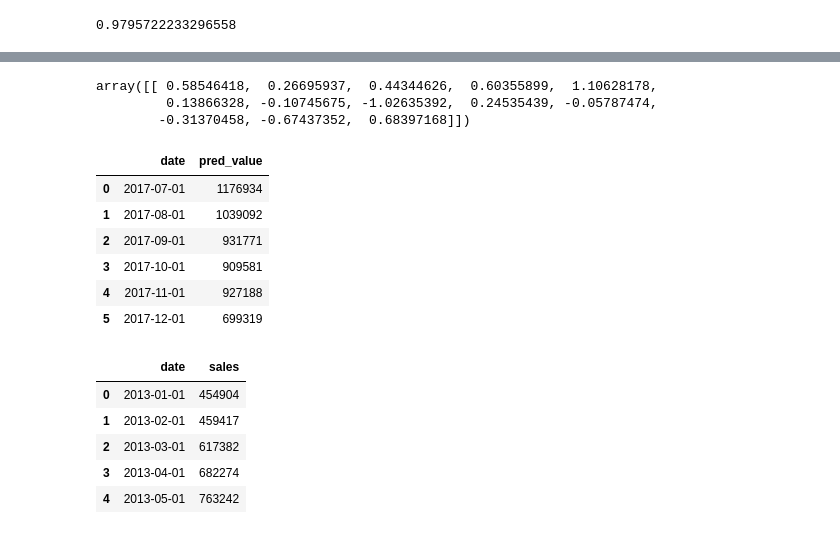
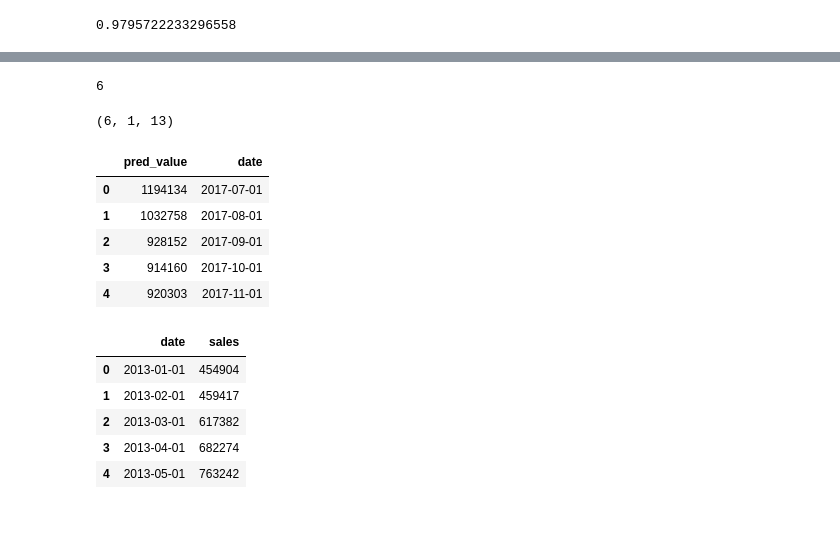
Before and after one commit to ryan13/Projects_prototype, a Jupyter notebook: Marketing_analytics/SaleForecast_LSTM.ipynb, the cells around one changed output, grey strips where cells are left out. Saved outputs shown, nothing was run; the diff lists cells and outputs as text; code cells hidden in the pictures.

```diff
--- a/Marketing_analytics/SaleForecast_LSTM.ipynb
+++ b/Marketing_analytics/SaleForecast_LSTM.ipynb
@@ -329,11 +373,11 @@ for index in range(0,len(y_pred)):
-# %%
-pred_test_set[0]
-# %% [output]
-array([[ 0.58546418,  0.26695937,  0.44344626,  0.60355899,  1.10628178,
-         0.13866328, -0.10745675, -1.02635392,  0.24535439, -0.05787474,
-        -0.31370458, -0.67437352,  0.68397168]])
+# %%
+len(pred_test_set)
+# %% [output]
+6
 # %%
 #reshape pred_test_set
 pred_test_set = np.array(pred_test_set)
-pred_test_set = pred_test_set.reshape(pred_test_set.shape[0], pred_test_set.shape[2])
+pred_test_set.shape
+# %% [output]
+(6, 1, 13)
 # %%
@@ -351,15 +398,14 @@ for index in range(0,len(pred_test_set_inverted)):
     result_list.append(result_dict)
 df_result = pd.DataFrame(result_list)
 # %%
-df_result
+df_result.head()
 # %% [output]
-|  | date | pred_value |
-| 0 | 2017-07-01 | 1176934 |
-| 1 | 2017-08-01 | 1039092 |
-| 2 | 2017-09-01 | 931771 |
-| 3 | 2017-10-01 | 909581 |
-| 4 | 2017-11-01 | 927188 |
-| 5 | 2017-12-01 | 699319 |
+|  | pred_value | date |
+| 0 | 1194134 | 2017-07-01 |
+| 1 | 1032758 | 2017-08-01 |
+| 2 | 928152 | 2017-09-01 |
+| 3 | 914160 | 2017-10-01 |
+| 4 | 920303 | 2017-11-01 |
 # %%
 df_sales.head()
 # %% [output]
```
Also changed, not shown: parts of 50 cells of this notebook.
